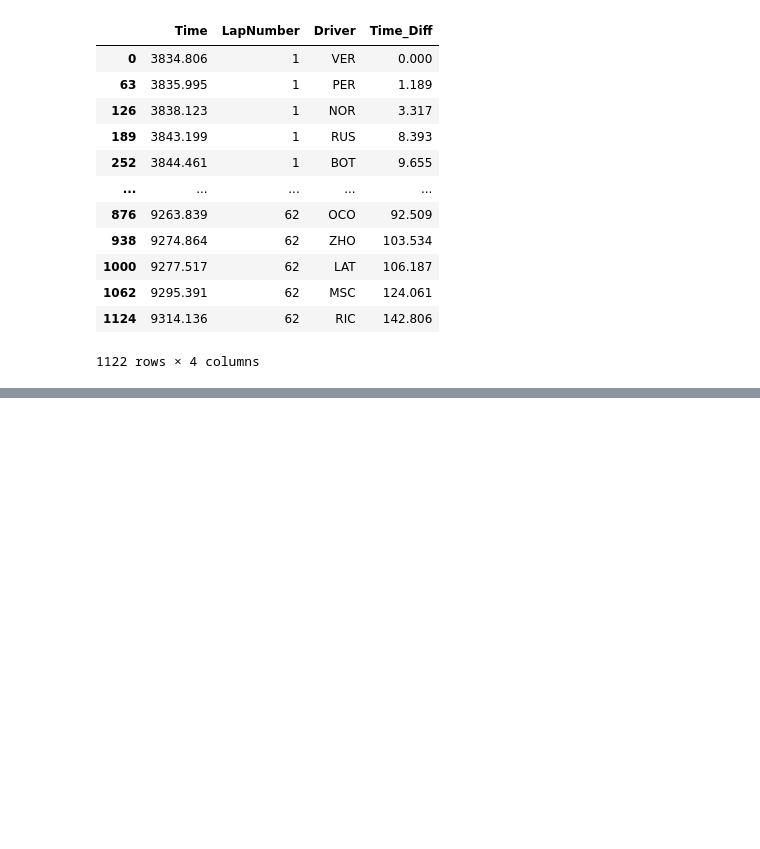
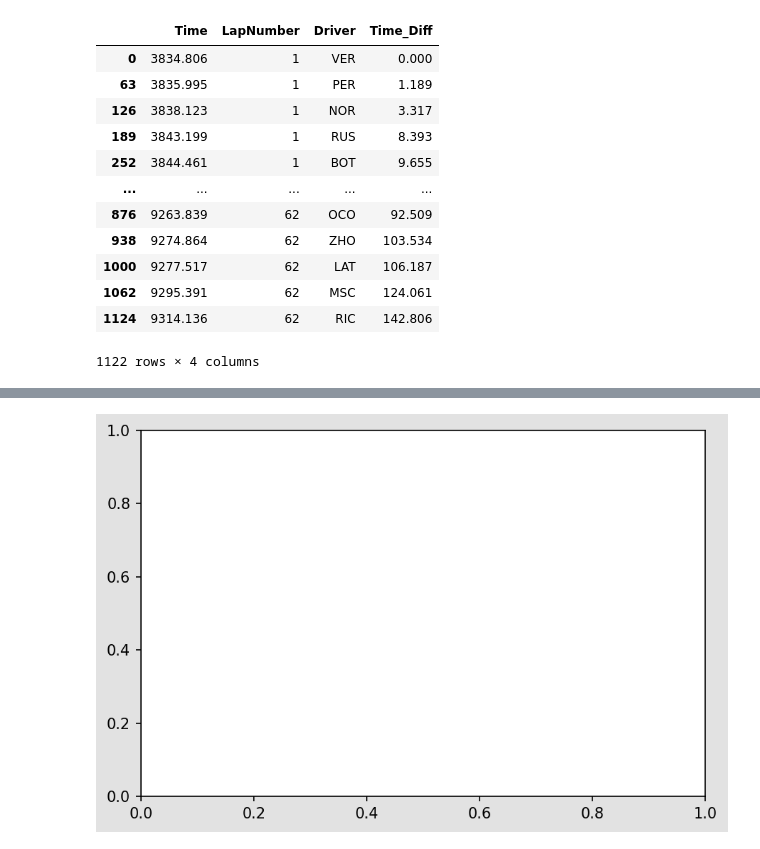
Before and after one commit to GuillaumeArp/Jedha_F1_Project, a Jupyter notebook: Berenger/berenger.ipynb, the cells around one changed output, grey strips where cells are left out. Saved outputs shown, nothing was run; the diff lists cells and outputs as text; code cells hidden in the pictures; blank space fills up the shorter version.

```diff
--- a/Berenger/berenger.ipynb
+++ b/Berenger/berenger.ipynb
@@ -294,0 +344,31 @@ Exception: You do not have ffmpeg installed on your machine. Download
+# %%
+from matplotlib.animation import FuncAnimation
+
+def update(i):
+    ax.clear()
+    ax.set_facecolor(plt.cm.Greys(0.2))
+    [spine.set_visible(False) for spine in ax.spines.values()]
+    hbars = ax.barh(y = db.iloc[i].rank().values,
+           tick_label=db.iloc[i].index,
+           width = db.iloc[i].values,
+           height = 0.8,
+           color = plt.cm.Set1(range(11))
+           )
+    ax.set_title(f'Frame: {i}')
+    #ax.bar_label(hbars, fmt='%.2d')
+
+
+fig,ax = plt.subplots(#figsize=(10,7),
+                      facecolor = plt.cm.Greys(0.2),
+                      dpi = 150,
+                      tight_layout=True
+                     )
+
+data_anime = FuncAnimation(
+    fig = fig,
+    func = update,
+    frames= len(db),
+    interval=300
+)
+# %% [output]
+[figure, added]
```
Also changed, not shown: parts of 12 cells of this notebook, 1 other file.
